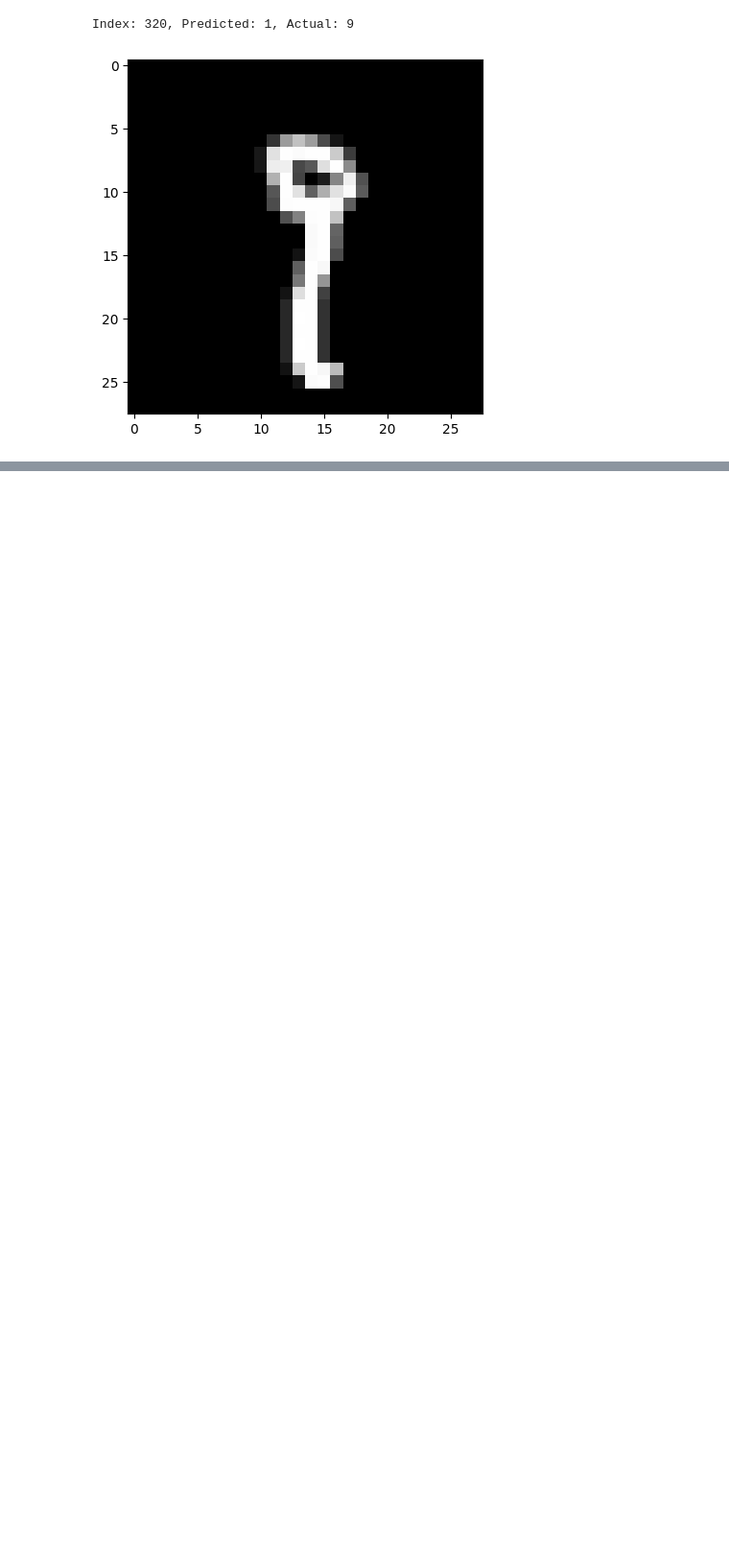
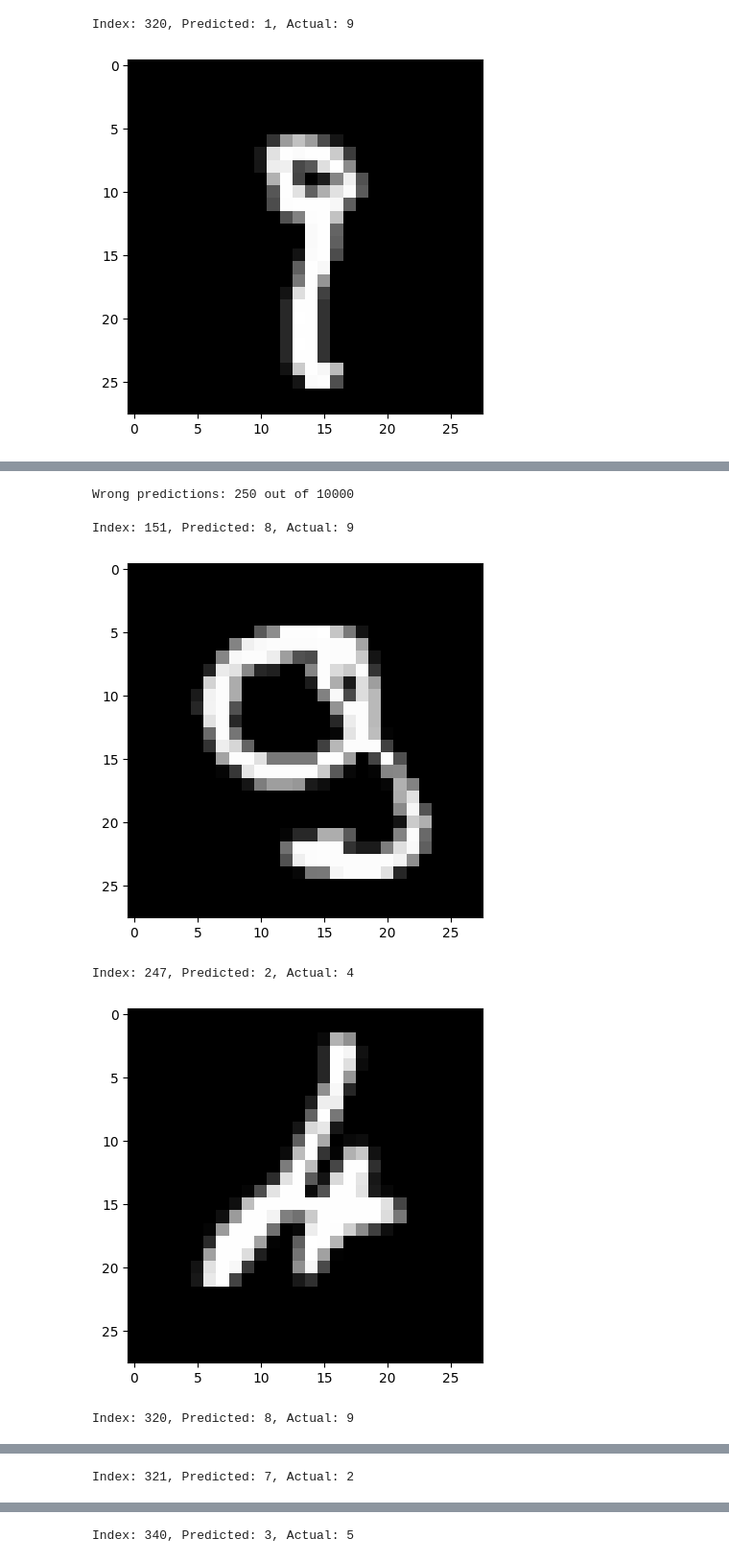
Before and after one commit to jrkwon/ece5831-2025-code, a Jupyter notebook: 08/module8.ipynb, the cells around one changed output, grey strips where cells are left out. Shown at 96% size. Saved outputs shown, nothing was run; the diff lists cells and outputs as text; code cells hidden in the pictures; blank space fills up the shorter version.

```diff
--- a/08/module8.ipynb
+++ b/08/module8.ipynb
@@ -212,0 +341,6 @@ Index: 320, Predicted: 1, Actual: 9
+# %%
+wrong_predictions = []
+predictions = model.predict(x_test)
+for i, prediction in enumerate(predictions):
+    if np.argmax(prediction) != y_test[i]:
+        wrong_predictions.append(i)
@@ -212,0 +349,15 @@ Index: 320, Predicted: 1, Actual: 9
+# %%
+print(f'Wrong predictions: {len(wrong_predictions)} out of {len(y_test)}')
+# %% [output]
+Wrong predictions: 250 out of 10000
+# %%
+for wrong_index in wrong_predictions[:5]:
+    print(f'Index: {wrong_index}, Predicted: {np.argmax(predictions[wrong_index])}, Actual: {y_test[wrong_index]}')
+    plt.imshow(x_test[wrong_index], cmap=plt.cm.binary_r)
+    plt.show()
+# %% [output]
+Index: 151, Predicted: 8, Actual: 9
+[figure, added]
+Index: 247, Predicted: 2, Actual: 4
+[figure, added]
+Index: 320, Predicted: 8, Actual: 9
@@ -212,0 +365 @@ Index: 320, Predicted: 1, Actual: 9
+Index: 321, Predicted: 7, Actual: 2
@@ -212,0 +367 @@ Index: 320, Predicted: 1, Actual: 9
+Index: 340, Predicted: 3, Actual: 5
```
Also changed, not shown: parts of 8 cells of this notebook, 1 other file.
